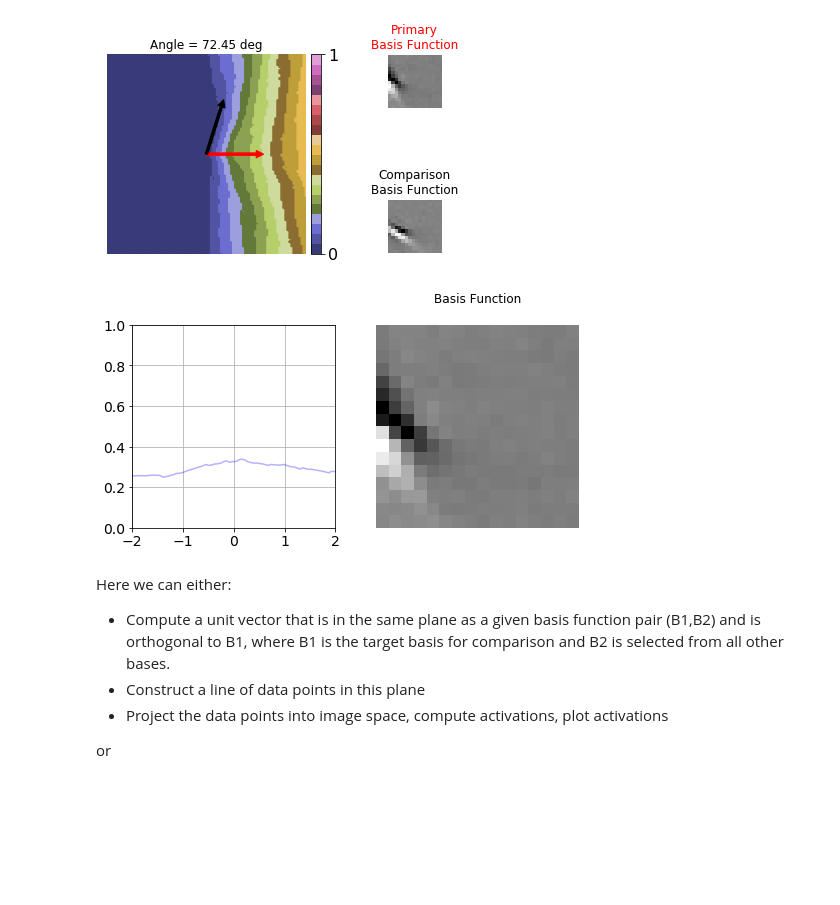
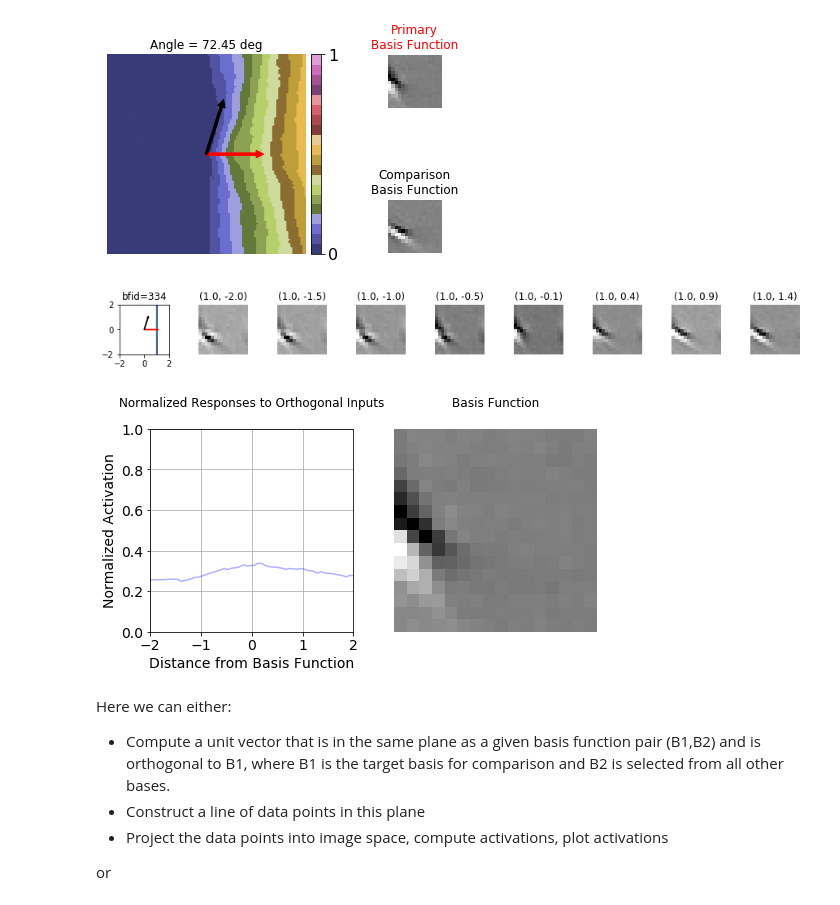
Before and after one commit to dpaiton/DeepSparseCoding, a Jupyter notebook: vis_lca.ipynb, the cells around one changed output. Saved outputs shown, nothing was run; the diff lists cells and outputs as text; code cells hidden in the pictures; blank space fills up the shorter version.

```diff
--- a/vis_lca.ipynb
+++ b/vis_lca.ipynb
@@ -242,24 +242,69 @@ fig.savefig(analyzer.analysis_out_dir+"/vis/neuron_response_contours_bf0id"+str(
 plt.show()
 # %% [output]
 [figure]
+# %%
+x_target = x_pts[int(6*np.sqrt(num_imgs)/8)] # find a location to take a slice
+slice_indices = np.where(proj_datapoints[:,0]==x_target)[0]
+x_vals = proj_datapoints[slice_indices,:][:,1] # slice grid
+# %%
+num_comparison_points = 8
+num_plots_y = 1
+num_plots_x = 1+num_comparison_points
+gs1 = gridspec.GridSpec(num_plots_y, num_plots_x, hspace=0.6, wspace=0.6)
+fig = plt.figure(figsize=(15, 6))
+for yid in range(num_plots_y):
+  ax1 = fig.add_subplot(gs1[yid, 0])
+
+  cmap = plt.get_cmap('viridis')
+  vmin = 0.0
+  vmax = 1.0
+  rank_indices = np.argsort(norm_activity[slice_indices, bf_id1])
+  slice_datapoints = proj_datapoints[slice_indices,:]
+  pts = ax1.scatter(slice_datapoints[rank_indices,0],
+    slice_datapoints[rank_indices,1], vmin=vmin, vmax=vmax,
+    cmap=cmap, c=norm_activity[slice_indices, bf_id1][rank_indices], s=1.0)
+  ax1.arrow(0, 0, proj_neuron1[0].item(), proj_neuron1[1].item(),
+    width=0.05, head_width=0.15, head_length=0.15, fc='r', ec='r')
+  ax1.arrow(0, 0, proj_neuron2[0].item(), proj_neuron2[1].item(),
+    width=0.05, head_width=0.15, head_length=0.15, fc='k', ec='k')
+  ax1.set_xlim([-2,2])
+  ax1.set_ylim([-2,2])
+  ax1.set_aspect("equal")
+  ax1.set_title("bfid="+str(bf_id2))
+
+  y_indices = np.arange(slice_indices.size)[::int(slice_indices.size/num_comparison_points)]
+  if y_indices.size < num_comparison_points:
+    y_indices.append(-1)
+  for pid, xid in enumerate(range(1, num_plots_x)):
+    ax = pf.clear_axis(fig.add_subplot(gs1[yid, xid]))
+    images = datapoints["test"].images[slice_indices, :]
+    ax.imshow(images[y_indices[pid], :].reshape([analyzer.model_params["patch_edge_size"],
+      analyzer.model_params["patch_edge_size"]]), cmap="Greys_r")
+    subfig_title = ("({:.1f}, ".format(proj_datapoints[slice_indices,:][y_indices[pid],0])
+      +"{:.1f})".format(proj_datapoints[slice_indices,:][y_indices[pid],1]))
+    ax.set_title(subfig_title)
+
+plt.show()
+# %% [output]
+[figure, added]
 # %%
-x_target = x_pts[int(6*np.sqrt(num_imgs)/8)] # find a location to take a slice
-slice_indices = np.where(proj_datapoints[:,0]==x_target)
-x_vals = np.squeeze(proj_datapoints[slice_indices,:])[:,1] # slice grid
 fig, ax = plt.subplots(1,2, figsize=(8,8))
-ax[0].plot(x_vals, np.squeeze(norm_activity[slice_indices,bf_id1]), color='b', alpha=0.3) # x_vals in the 2-D grid are plotted along the x axis
+ax[0].plot(x_vals, norm_activity[slice_indices,bf_id1], color='b', alpha=0.3) # x_vals in the 2-D grid are plotted along the x axis
+ax[0].set_title("Normalized Responses to Orthogonal Inputs", y=1.08)
+ax[0].set_ylabel("Normalized Activation", fontsize=14)
+ax[0].set_xlabel("Distance from Basis Function", fontsize=14)
 ax[0].grid(True)
 ax[0].set_ylim([0.0, 1.0])
 ax[0].set_xlim([np.min(x_vals), np.max(x_vals)])
 ax[0].set_aspect((np.max(x_vals)-np.min(x_vals)))
 ax[0].tick_params(labelsize=14)
 ax[1] = pf.clear_axis(ax[1])
 ax[1].imshow(analyzer.bf_stats["basis_functions"][bf_id1], cmap="Greys_r")
 ax[1].set_title("Basis Function", y=1.08)
 fig.savefig(analyzer.analysis_out_dir+"/vis/bf_curvatures.png")
 plt.show()
 # %% [output]
-[figure, old version]
+[figure, new version]
 # %% [markdown]
 Here we can either:
   * Compute a unit vector that is in the same plane as a given basis function pair (B1,B2) and is orthogonal to B1, where B1 is the target basis for comparison and B2 is selected from all other bases.
```
Also changed, not shown: parts of 12 cells of this notebook, 2 other files.
